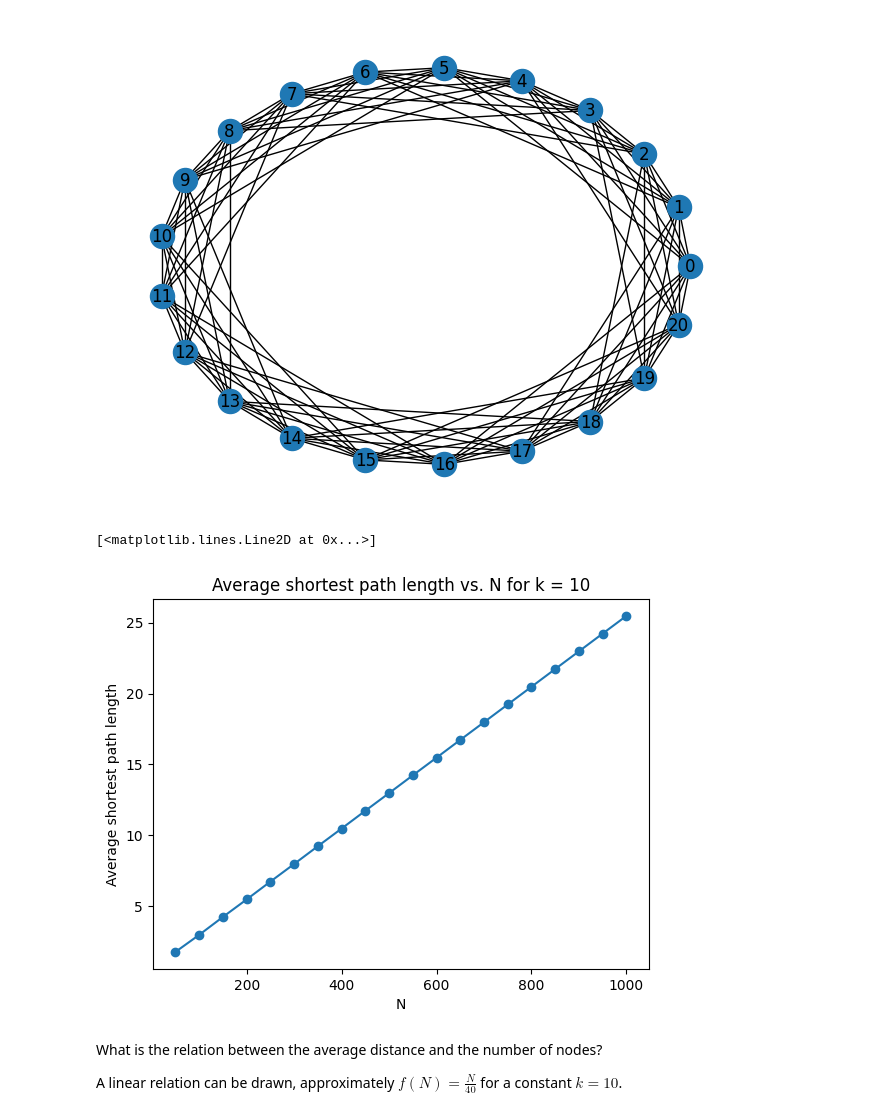
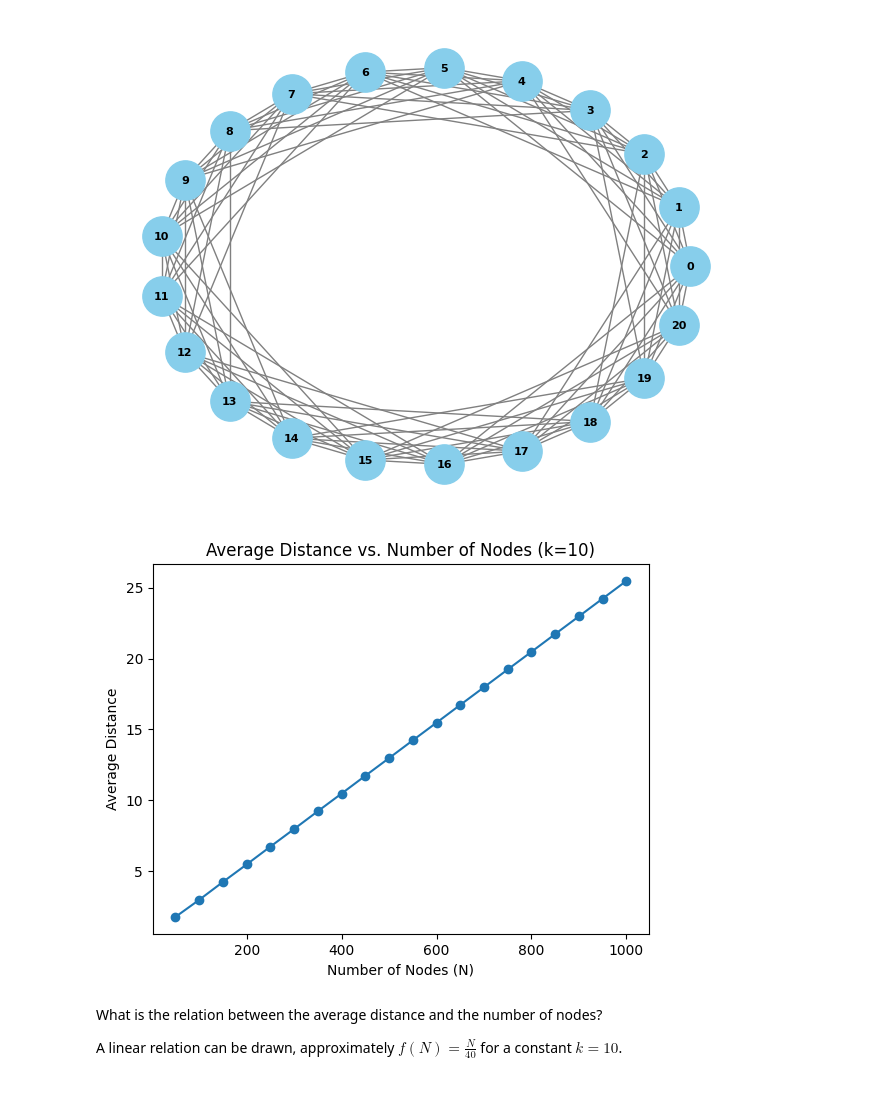
Before and after one commit to paolovic/NetworkScience, a Jupyter notebook: Assignment 2/2 Watts-Strogatz Model/main.ipynb, the cells around one changed output. Saved outputs shown, nothing was run; the diff lists cells and outputs as text; code cells hidden in the pictures.

```diff
--- a/Assignment 2/2 Watts-Strogatz Model/main.ipynb
+++ b/Assignment 2/2 Watts-Strogatz Model/main.ipynb
@@ -4,9 +4,6 @@ import matplotlib.pyplot as plt
 import numpy as np
 # %%
 def gen_1d_periodic_lattice(N, k):
-    """
-    Generate a 1D periodic lattice with N sites and k particles.
-    """
     adj_list = {}
     for i in range(N):
         for j in range(k):
@@ -19,25 +16,24 @@ def gen_1d_periodic_lattice(N, k):
     return nx.Graph(adj_list)
 # %%
 g = gen_1d_periodic_lattice(21, 5)
-nx.draw(g, pos=nx.layout.circular_layout(g), with_labels=True)
+nx.draw(g, pos=nx.layout.circular_layout(g), with_labels=True, node_color='skyblue', node_size=800, font_size=8, font_color='black', font_weight='bold', edge_color='gray')
 # %% [output]
-[figure, old version]
+[figure, new version]
 # %%
 k = 10
 N = range(50, 1001, 50)
-p = []
+d = []
 for n in N:
     g = gen_1d_periodic_lattice(n, k)
-    p.append(nx.average_shortest_path_length(g))
+    d.append(nx.average_shortest_path_length(g))
 
-plt.xlabel("N")
-plt.ylabel("Average shortest path length")
-plt.title("Average shortest path length vs. N for k = 10")
-
-plt.plot(N, p, marker='o', linestyle='-')
+plt.plot(N, d, marker='o', linestyle='-')
+plt.title(f'Average Distance vs. Number of Nodes (k={k})')
+plt.xlabel('Number of Nodes (N)')
+plt.ylabel('Average Distance')
+plt.show()
 # %% [output]
-[<matplotlib.lines.Line2D at 0x...>]
-[figure, old version]
+[figure, new version]
 # %% [markdown]
 What is the relation between the average distance and the number of nodes?
 
```
Also changed, not shown: parts of 3 cells of this notebook, 3 other files.
